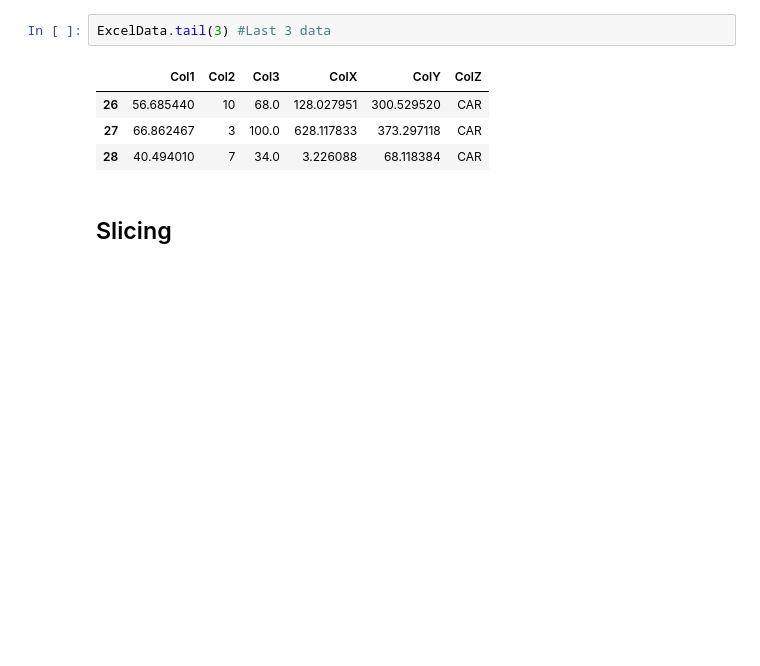
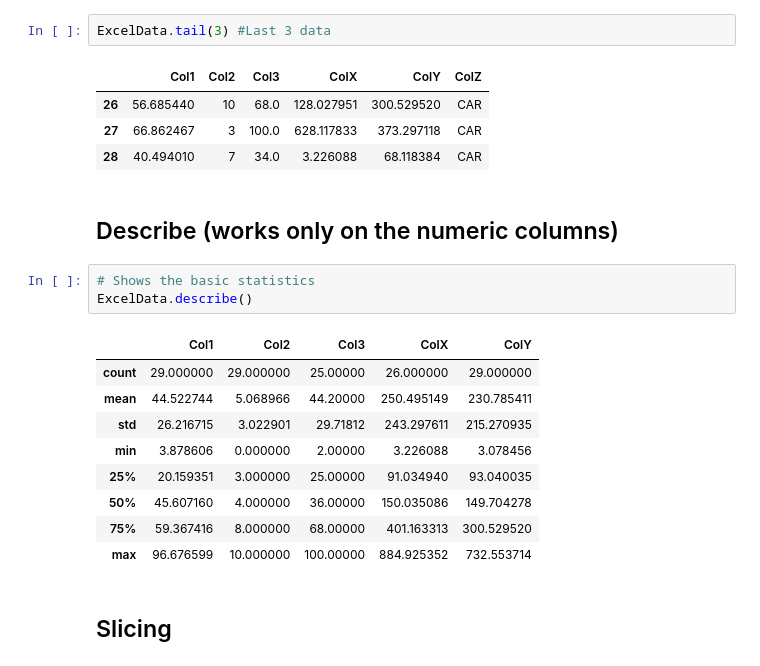
Before and after one commit to gurusarath1/Snippets, a Jupyter notebook: DataScience_Learning/Pandas_Starter.ipynb, the cells around one changed output. Drawn from its saved outputs; the diff is of its cells as text; blank space fills up the shorter version.

```diff
--- a/DataScience_Learning/Pandas_Starter.ipynb
+++ b/DataScience_Learning/Pandas_Starter.ipynb
@@ -54,6 +210,21 @@ ExcelData.tail(3) #Last 3 data
 | 26 | 56.685440 | 10 | 68.0 | 128.027951 | 300.529520 | CAR |
 | 27 | 66.862467 | 3 | 100.0 | 628.117833 | 373.297118 | CAR |
 | 28 | 40.494010 | 7 | 34.0 | 3.226088 | 68.118384 | CAR |
+# %% [markdown]
+## Describe (works only on the numeric columns)
+# %%
+# Shows the basic statistics
+ExcelData.describe()
+# %% [output]
+|  | Col1 | Col2 | Col3 | ColX | ColY |
+| count | 29.000000 | 29.000000 | 25.00000 | 26.000000 | 29.000000 |
+| mean | 44.522744 | 5.068966 | 44.20000 | 250.495149 | 230.785411 |
+| std | 26.216715 | 3.022901 | 29.71812 | 243.297611 | 215.270935 |
+| min | 3.878606 | 0.000000 | 2.00000 | 3.226088 | 3.078456 |
+| 25% | 20.159351 | 3.000000 | 25.00000 | 91.034940 | 93.040035 |
+| 50% | 45.607160 | 4.000000 | 36.00000 | 150.035086 | 149.704278 |
+| 75% | 59.367416 | 8.000000 | 68.00000 | 401.163313 | 300.529520 |
+| max | 96.676599 | 10.000000 | 100.00000 | 884.925352 | 732.553714 |
 # %% [markdown]
 ## Slicing
 # %%
```
Also changed, not shown: parts of 33 cells of this notebook.
